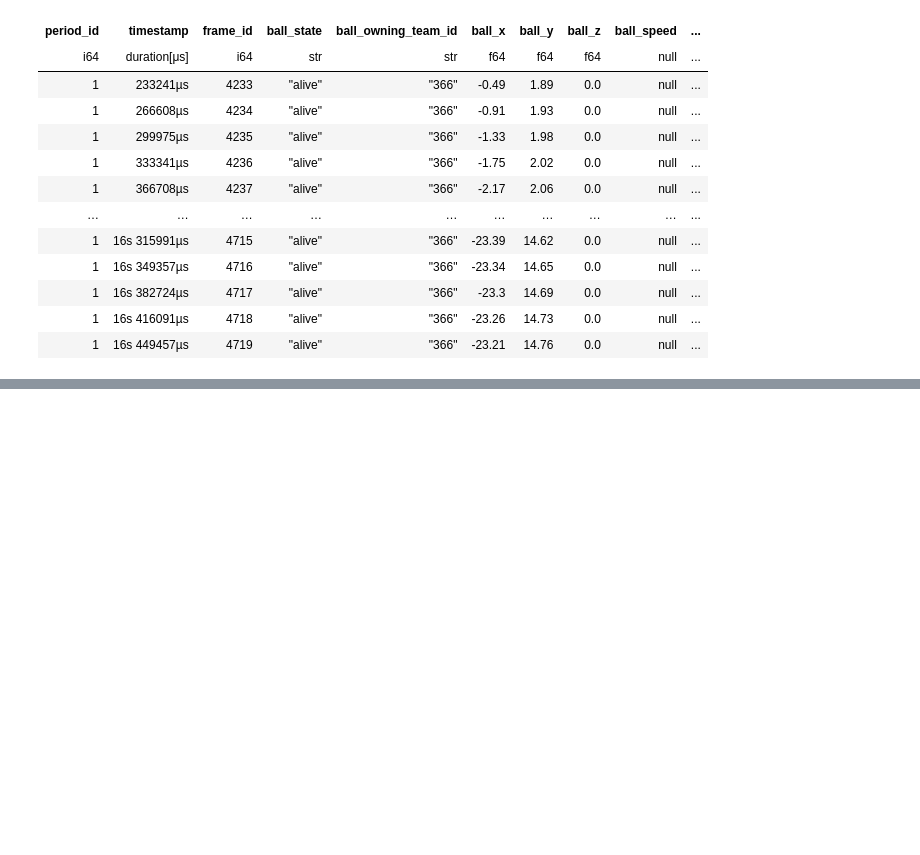
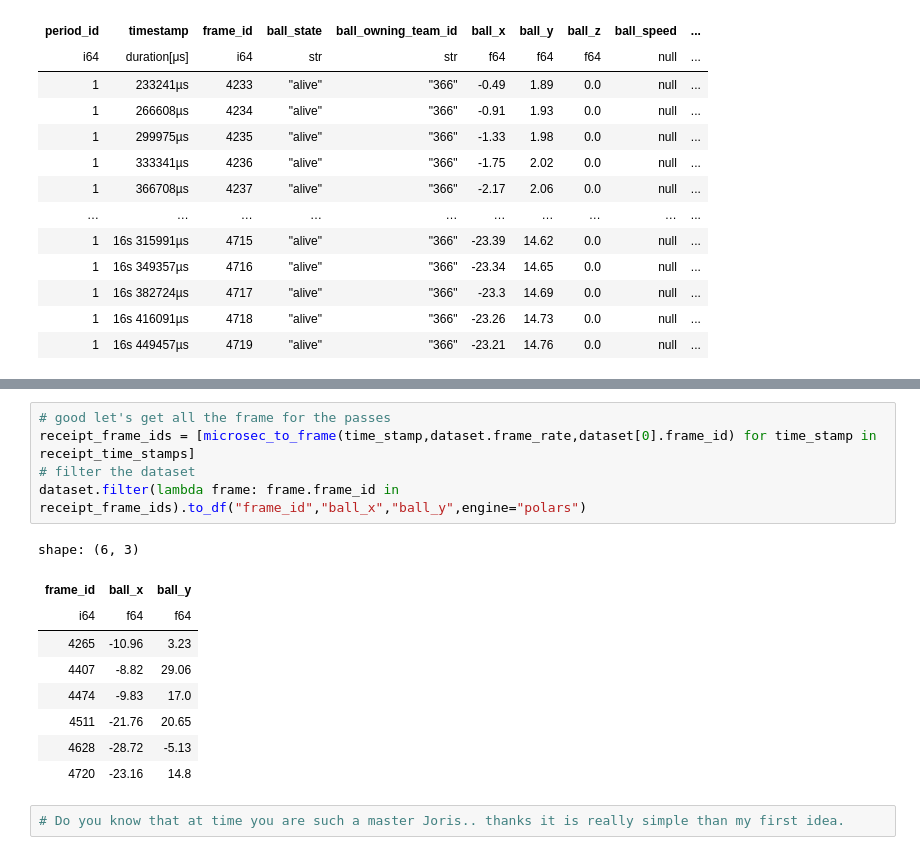
Before and after one commit to stephTchembeu/pysport-aims, a Jupyter notebook: fourth_week/refractor06_08.ipynb, the cells around one changed output, grey strips where cells are left out. Cells and saved outputs as stored; diff of their text form; blank space fills up the shorter version.

```diff
--- a/fourth_week/refractor06_08.ipynb
+++ b/fourth_week/refractor06_08.ipynb
@@ -453,0 +496,17 @@ IndexError: list index out of range
+# %%
+# good let's get all the frame for the passes
+receipt_frame_ids = [microsec_to_frame(time_stamp,dataset.frame_rate,dataset[0].frame_id) for time_stamp in receipt_time_stamps]
+# filter the dataset
+dataset.filter(lambda frame: frame.frame_id in receipt_frame_ids).to_df("frame_id","ball_x","ball_y",engine="polars")
+# %% [output]
+shape: (6, 3)
+| frame_id | ball_x | ball_y |
+| i64 | f64 | f64 |
+| 4265 | -10.96 | 3.23 |
+| 4407 | -8.82 | 29.06 |
+| 4474 | -9.83 | 17.0 |
+| 4511 | -21.76 | 20.65 |
+| 4628 | -28.72 | -5.13 |
+| 4720 | -23.16 | 14.8 |
+# %%
+# Do you know that at time you are such a master Joris.. thanks it is really simple than my first idea.
```
Also changed, not shown: parts of 10 cells of this notebook.
